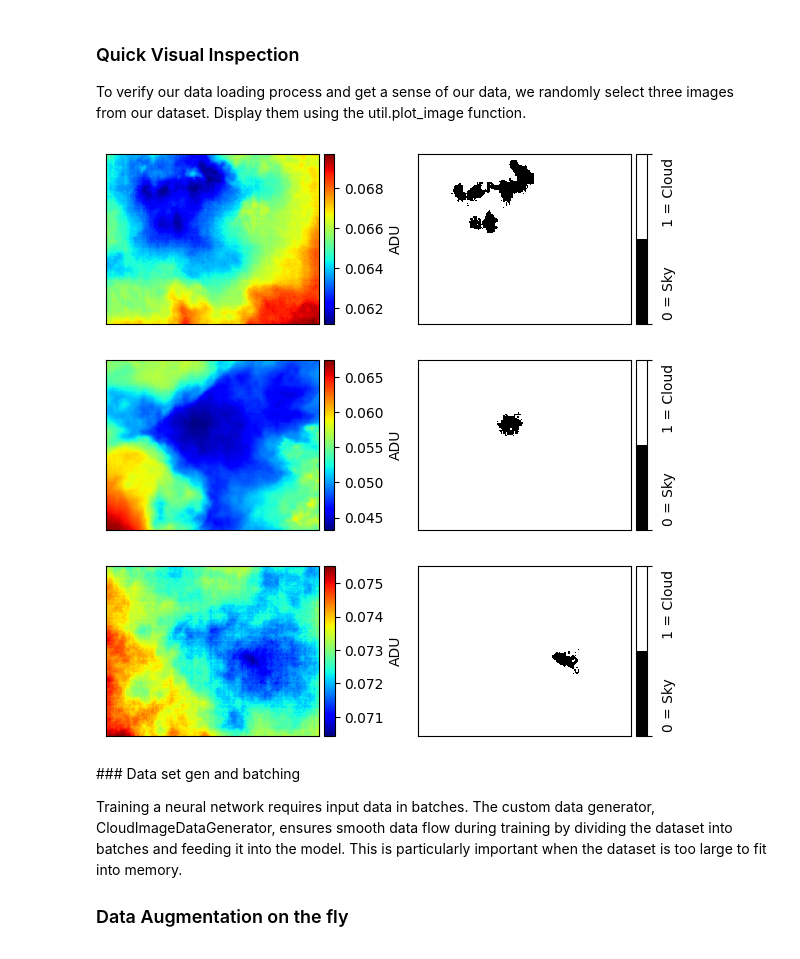
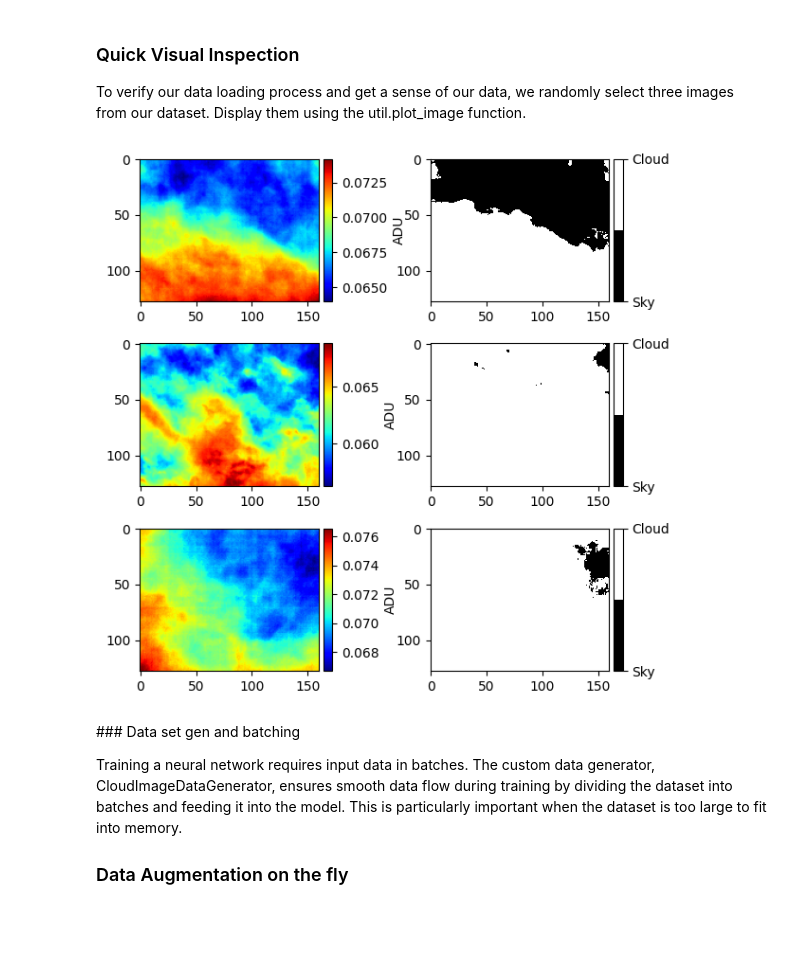
Before and after one commit to ASKabalan/-infrared-cloud-detection-, a Jupyter notebook: segmentation/CloudSegmentation_Jax.ipynb, the cells around one changed output. Drawn from its saved outputs; the diff is of its cells as text; code cells hidden in the pictures; blank space fills up the shorter version.

```diff
--- a/segmentation/CloudSegmentation_Jax.ipynb
+++ b/segmentation/CloudSegmentation_Jax.ipynb
@@ -329,13 +335,12 @@ len(images_list)
 To verify our data loading process and get a sense of our data, we randomly select three images from our dataset.
 Display them using the util.plot_image function.
 # %%
-for _ in range(3):
-    random_index = random.randint(0, len(l_fits) - 1)
-    viz.plot_image(data=l_fits[random_index] , figsize=(6,3))
+# Collect 3 random tuples from l_fits
+random_data = [l_fits[random.randint(0, len(l_fits) - 1)] for _ in range(3)]
+# Now use plot_images function to plot these images
+viz.plot_images(data_list=random_data, figsize_per_row=(6, 2))
 # %% [output]
-[figure, old version]
+[figure, new version]
-[figure, removed]
-[figure, removed]
 # %% [markdown]
 ### Data set gen and batching
 
```
Also changed, not shown: parts of 16 cells of this notebook, 7 other files.
